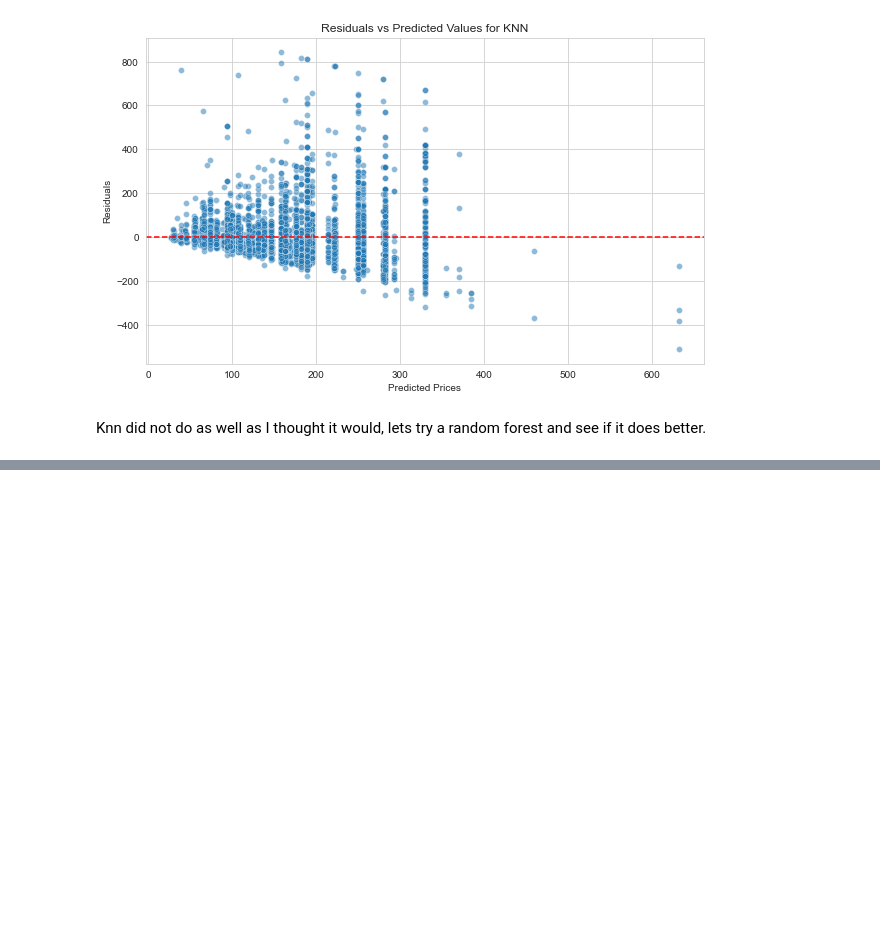
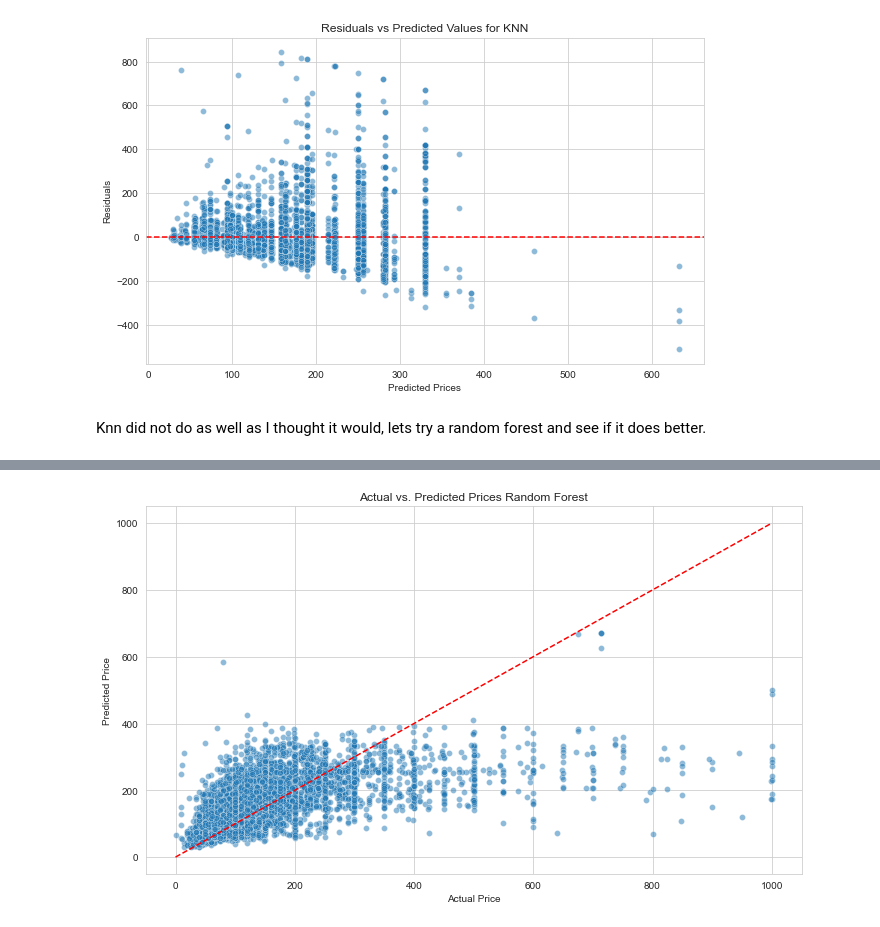
Before and after one commit to mrawlin6/AirBNB_Listings, a Jupyter notebook: AirBNB_DATA/AirBNB_EDA.ipynb, the cells around one changed output, grey strips where cells are left out. Cells and saved outputs as stored; diff of their text form; code cells hidden in the pictures; blank space fills up the shorter version.

Commit message:
Created Random forest and gradient boosting

```diff
--- a/AirBNB_DATA/AirBNB_EDA.ipynb
+++ b/AirBNB_DATA/AirBNB_EDA.ipynb
@@ -1289,0 +1353,16 @@ Knn did not do as well as I thought it would, lets try a random forest and see i
+# %%
+# Plot the Actual vs. Predicted in a Scatter Plot
+plt.figure(figsize=(10,6))
+sns.scatterplot(x=y_test,
+               y=y_pred_rf,
+               alpha=0.5)
+plt.plot([y_test.min(), y_test.max()],
+         [y_test.min(), y_test.max()],
+        'r--')
+plt.title('Actual vs. Predicted Prices Random Forest')
+plt.xlabel('Actual Price')
+plt.ylabel('Predicted Price')
+plt.tight_layout()
+plt.show()
+# %% [output]
+[figure, added]
```
Also changed, not shown: parts of 7 cells of this notebook.
